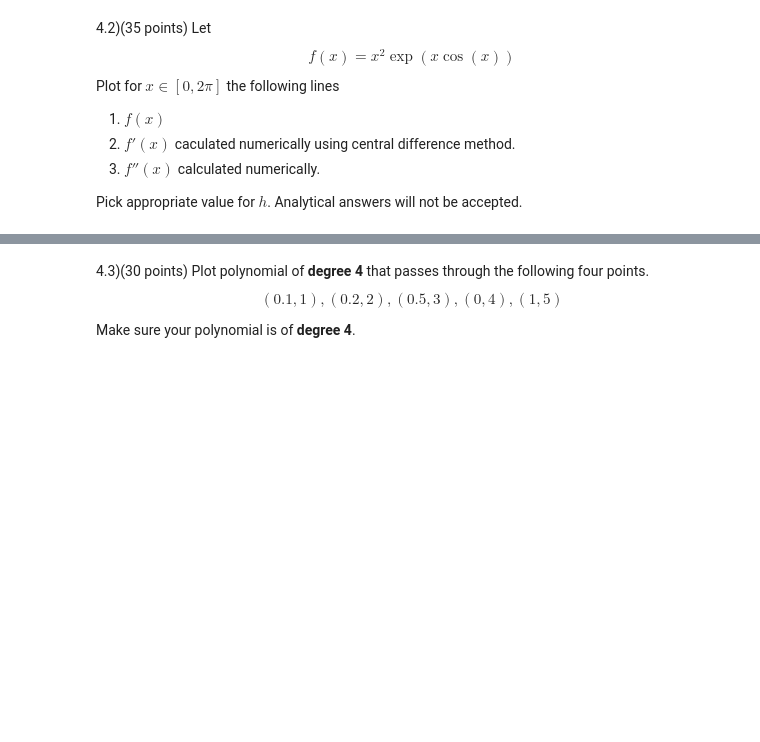
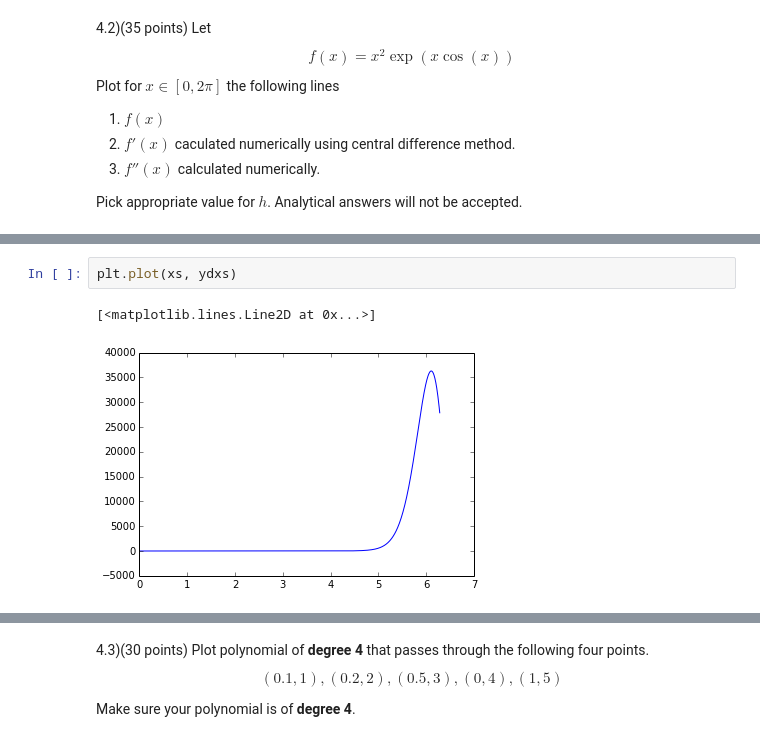
Before and after one commit to KongsakTi/NumMeth, a Jupyter notebook: Midterm Practice/Midterm Practice T1 2015.ipynb, the cells around one changed output, grey strips where cells are left out. Saved outputs shown, nothing was run; the diff lists cells and outputs as text; blank space fills up the shorter version.

```diff
--- a/Midterm Practice/Midterm Practice T1 2015.ipynb
+++ b/Midterm Practice/Midterm Practice T1 2015.ipynb
@@ -197,0 +228,5 @@ Pick appropriate value for $h$. Analytical answers will not be accepted.
+# %%
+plt.plot(xs, ydxs)
+# %% [output]
+[<matplotlib.lines.Line2D at 0x...>]
+[figure, added]
```
Also changed, not shown: parts of 15 cells of this notebook, 1 other file.
